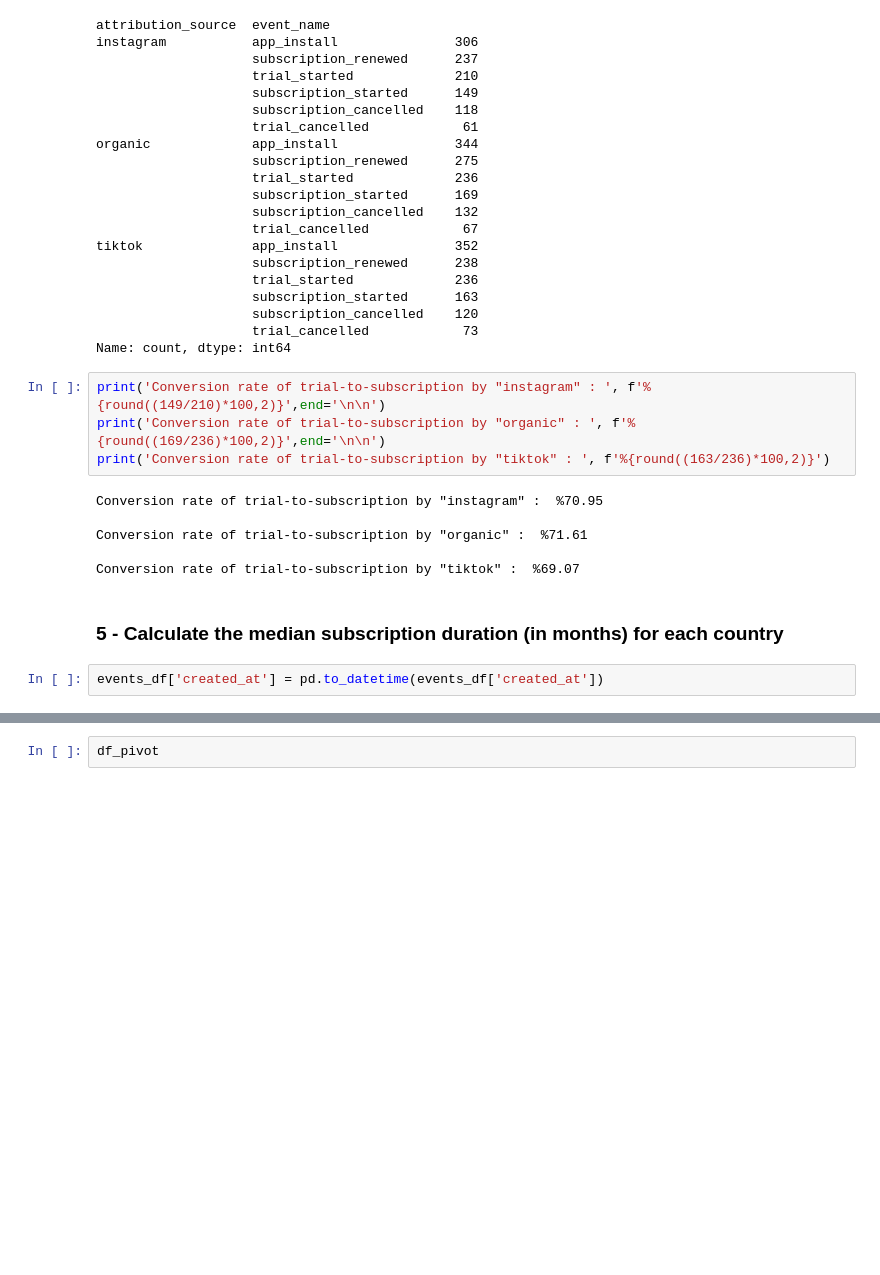
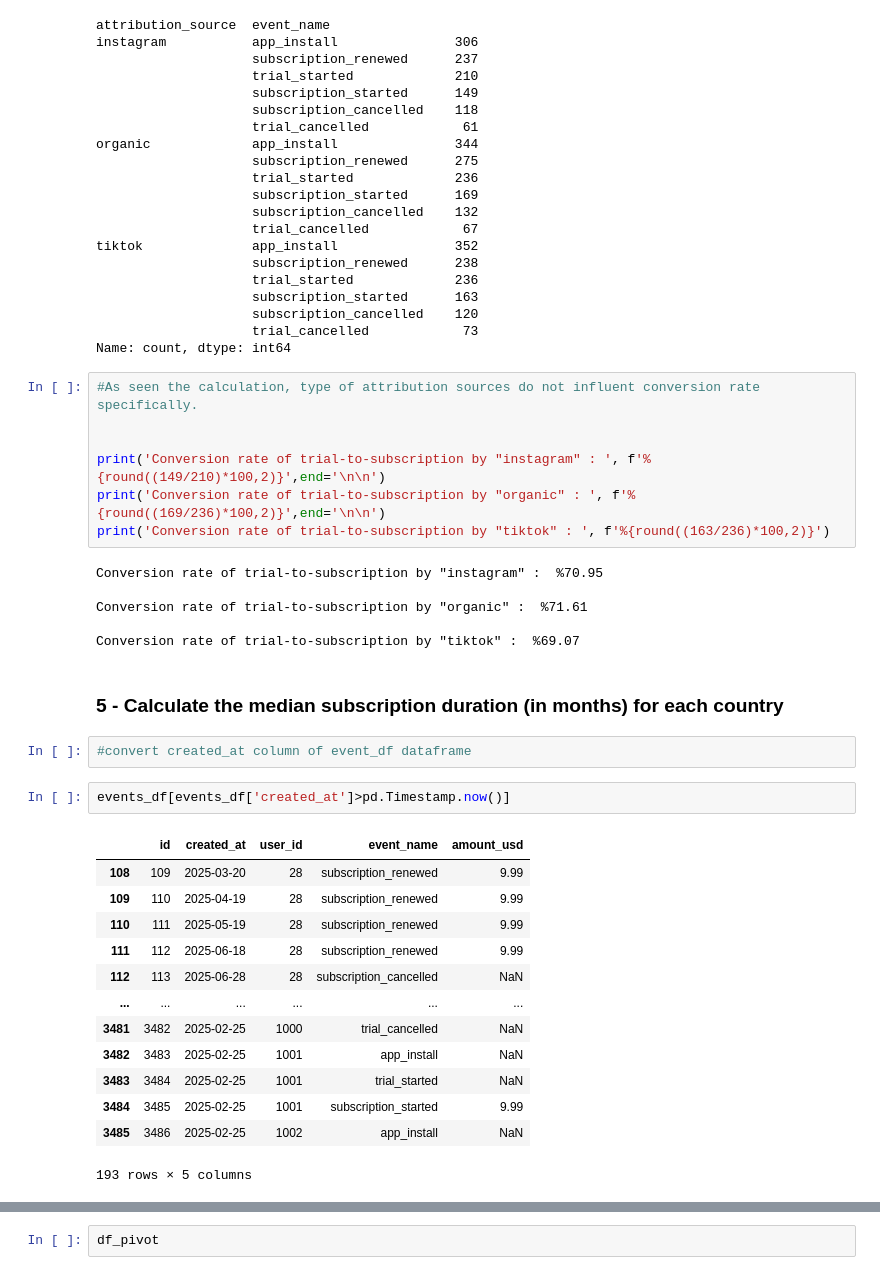
Before and after one commit to euphratesk/cornP, a Jupyter notebook: Case-Study PapCorns.ipynb, the cells around one changed output, grey strips where cells are left out. Cells and saved outputs as stored; diff of their text form; blank space fills up the shorter version.

```diff
--- a/Case-Study PapCorns.ipynb
+++ b/Case-Study PapCorns.ipynb
@@ -384,6 +396,9 @@ tiktok              app_install               352
                     trial_cancelled            73
 Name: count, dtype: int64
 # %%
+#As seen the calculation, type of attribution sources do not influent conversion rate specifically.
+
+
 print('Conversion rate of trial-to-subscription by "instagram" : ', f'%{round((149/210)*100,2)}',end='\n\n')
 print('Conversion rate of trial-to-subscription by "organic" : ', f'%{round((169/236)*100,2)}',end='\n\n')
 print('Conversion rate of trial-to-subscription by "tiktok" : ', f'%{round((163/236)*100,2)}')
@@ -396,5 +411,21 @@ Conversion rate of trial-to-subscription by "tiktok" :  %69.07
 # %% [markdown]
  ### 5 - Calculate the median subscription duration (in months) for each country
 # %%
-events_df['created_at'] = pd.to_datetime(events_df['created_at'])
+#convert created_at column of event_df dataframe
+# %%
+events_df[events_df['created_at']>pd.Timestamp.now()]
+# %% [output]
+|  | id | created_at | user_id | event_name | amount_usd |
+| 108 | 109 | 2025-03-20 | 28 | subscription_renewed | 9.99 |
+| 109 | 110 | 2025-04-19 | 28 | subscription_renewed | 9.99 |
+| 110 | 111 | 2025-05-19 | 28 | subscription_renewed | 9.99 |
+| 111 | 112 | 2025-06-18 | 28 | subscription_renewed | 9.99 |
+| 112 | 113 | 2025-06-28 | 28 | subscription_cancelled | NaN |
+| ... | ... | ... | ... | ... | ... |
+| 3481 | 3482 | 2025-02-25 | 1000 | trial_cancelled | NaN |
+| 3482 | 3483 | 2025-02-25 | 1001 | app_install | NaN |
+| 3483 | 3484 | 2025-02-25 | 1001 | trial_started | NaN |
+| 3484 | 3485 | 2025-02-25 | 1001 | subscription_started | 9.99 |
+| 3485 | 3486 | 2025-02-25 | 1002 | app_install | NaN |
+193 rows × 5 columns
 # %%
```
Also changed, not shown: parts of 23 cells of this notebook.
